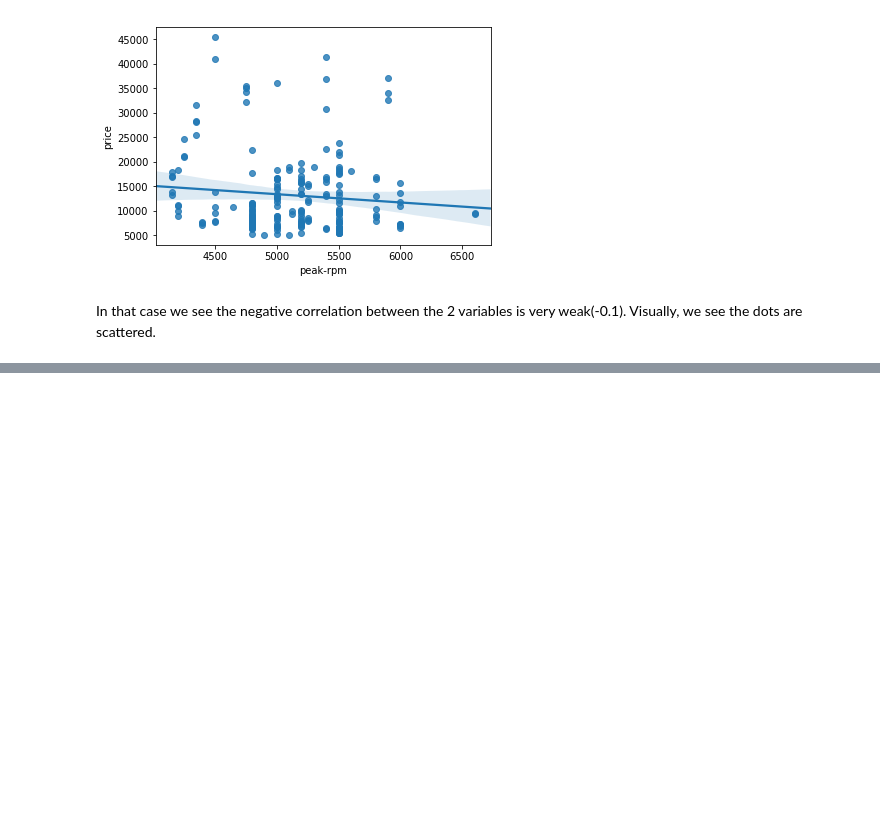
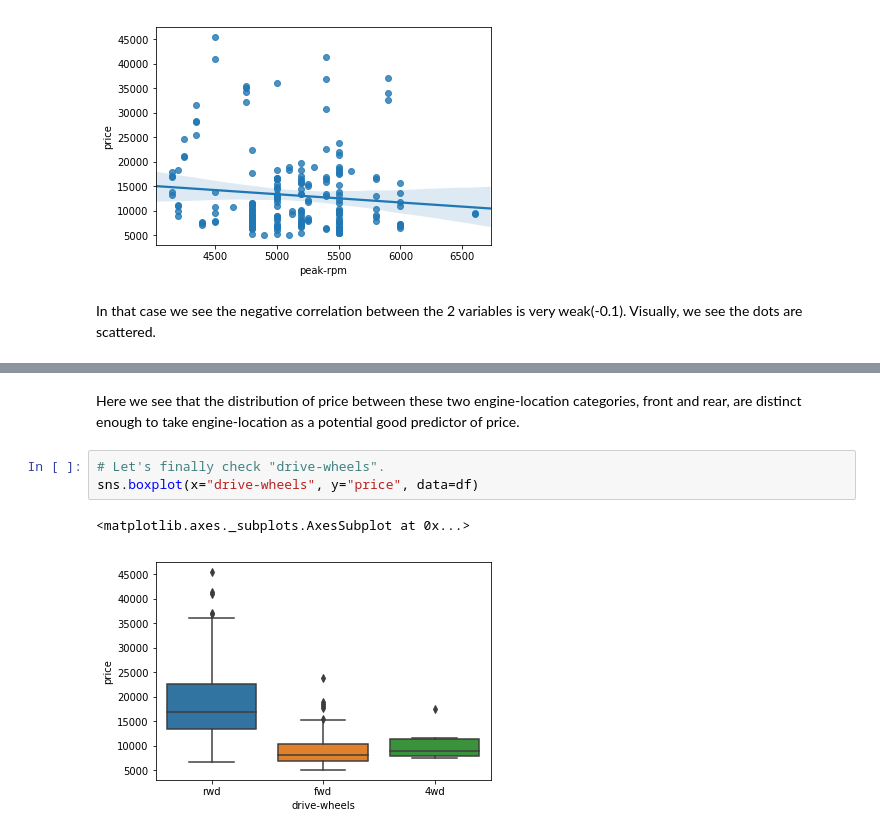
Before and after one commit to GuillaumeRouja/2019-Learning-Python-Data-Wrangling, a Jupyter notebook: data exploration 1.ipynb, the cells around one changed output, grey strips where cells are left out. Cells and saved outputs as stored; diff of their text form; blank space fills up the shorter version.

```diff
--- a/data exploration 1.ipynb
+++ b/data exploration 1.ipynb
@@ -113,0 +135,8 @@ In that case we see the negative correlation between the 2 variables is very wea
+# %% [markdown]
+Here we see that the distribution of price between these two engine-location categories, front and rear, are distinct enough to take engine-location as a potential good predictor of price.
+# %%
+# Let's finally check "drive-wheels".
+sns.boxplot(x="drive-wheels", y="price", data=df)
+# %% [output]
+<matplotlib.axes._subplots.AxesSubplot at 0x...>
+[figure, added]
```
Also changed, not shown: parts of 27 cells of this notebook.
